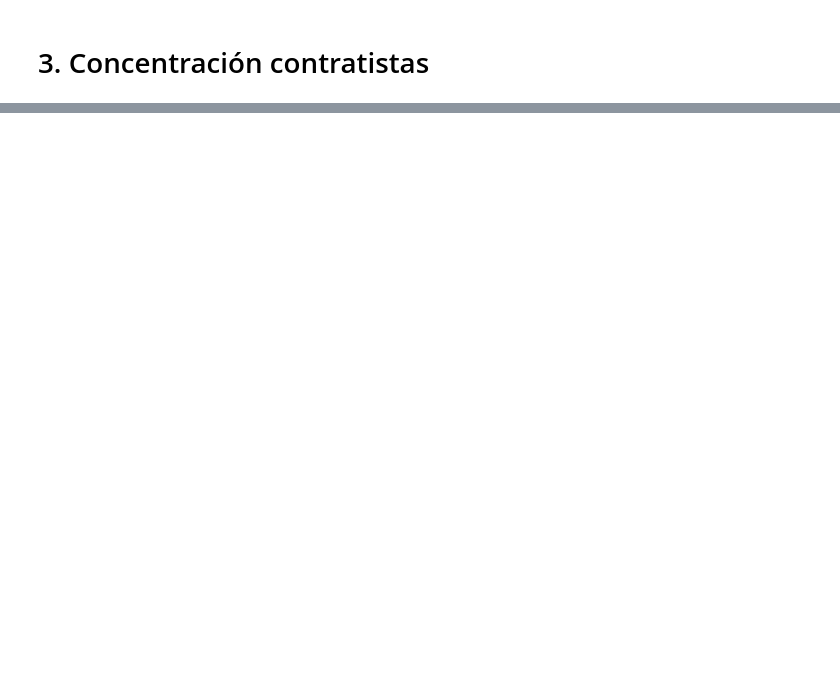
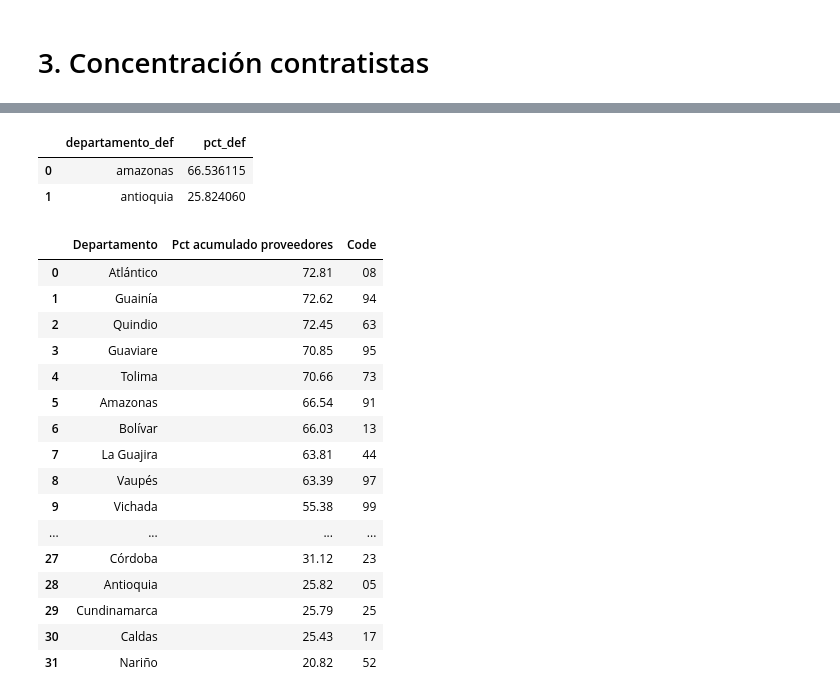
Before and after one commit to grupocanario/canopy-demo, a Jupyter notebook: app_local/data_analysis.ipynb, the cells around one changed output, grey strips where cells are left out. Saved outputs shown, nothing was run; the diff lists cells and outputs as text; code cells hidden in the pictures; blank space fills up the shorter version.

```diff
--- a/app_local/data_analysis.ipynb
+++ b/app_local/data_analysis.ipynb
@@ -282,0 +408,52 @@ concentracion
+# %%
+import numpy as np
+# Códigos para el mapa
+df_codes = pd.read_csv("https://raw.githubusercontent.com/melissamnt/code_utils/master/csv_department_codes.csv",
+                   dtype={"cod": str})
+df_codes['Code'] = df_codes['Code'].astype('str')
+df_codes = df_codes.replace({'5': '05', '8': '08'})
+
+#Concentracion acumulada
+concentracion_depto = df_proov_2.groupby(['departamento_def'])['pct_def'].sum().reset_index(name='pct_def')
+concentracion_depto.head(2)
+# %% [output]
+|  | departamento_def | pct_def |
+| 0 | amazonas | 66.536115 |
+| 1 | antioquia | 25.824060 |
+# %%
+# 4. Dataframe SECOP I & II concentracion top 10 contratistas por depto
+
+df_proov_cum = concentracion_depto.rename(columns={'departamento_def':'departamento', 'pct_def': 'Pct acumulado proveedores'})
+
+df_proov_cum = df_proov_cum.sort_values(by='Pct acumulado proveedores', ascending=False)
+# Codes for map
+df_proov_cum['Departamento_upper'] = df_proov_cum['departamento'].str.upper()
+df_proov_cum['Departamento_upper'] = df_proov_cum['Departamento_upper'].replace({'QUINDIO': 'QUINDÍO'})
+df_proov_cum = pd.merge(df_proov_cum, df_codes, left_on='Departamento_upper',  right_on='Departamento', how='left')
+df_proov_cum = df_proov_cum.drop(['Departamento_upper', 'Departamento'], axis=1)
+# Formatting
+df_proov_cum['departamento'] = df_proov_cum['departamento'].str.title()
+df_proov_cum['Pct acumulado proveedores'] = np.round(df_proov_cum['Pct acumulado proveedores'], 2)
+df_proov_cum = df_proov_cum.rename(columns={'departamento':'Departamento'})
+
+df_proov_cum.loc[df_proov_cum['Departamento']=='San Andrés, Providencia y Santa Catalina', 'Departamento'] = 'San Andrés'
+# %%
+df_proov_cum
+# %% [output]
+|  | Departamento | Pct acumulado proveedores | Code |
+| 0 | Atlántico | 72.81 | 08 |
+| 1 | Guainía | 72.62 | 94 |
+| 2 | Quindio | 72.45 | 63 |
+| 3 | Guaviare | 70.85 | 95 |
+| 4 | Tolima | 70.66 | 73 |
+| 5 | Amazonas | 66.54 | 91 |
+| 6 | Bolívar | 66.03 | 13 |
+| 7 | La Guajira | 63.81 | 44 |
+| 8 | Vaupés | 63.39 | 97 |
+| 9 | Vichada | 55.38 | 99 |
+| ... | ... | ... | ... |
+| 27 | Córdoba | 31.12 | 23 |
+| 28 | Antioquia | 25.82 | 05 |
+| 29 | Cundinamarca | 25.79 | 25 |
+| 30 | Caldas | 25.43 | 17 |
+| 31 | Nariño | 20.82 | 52 |
```
Also changed, not shown: parts of 16 cells of this notebook, 7 other files.
